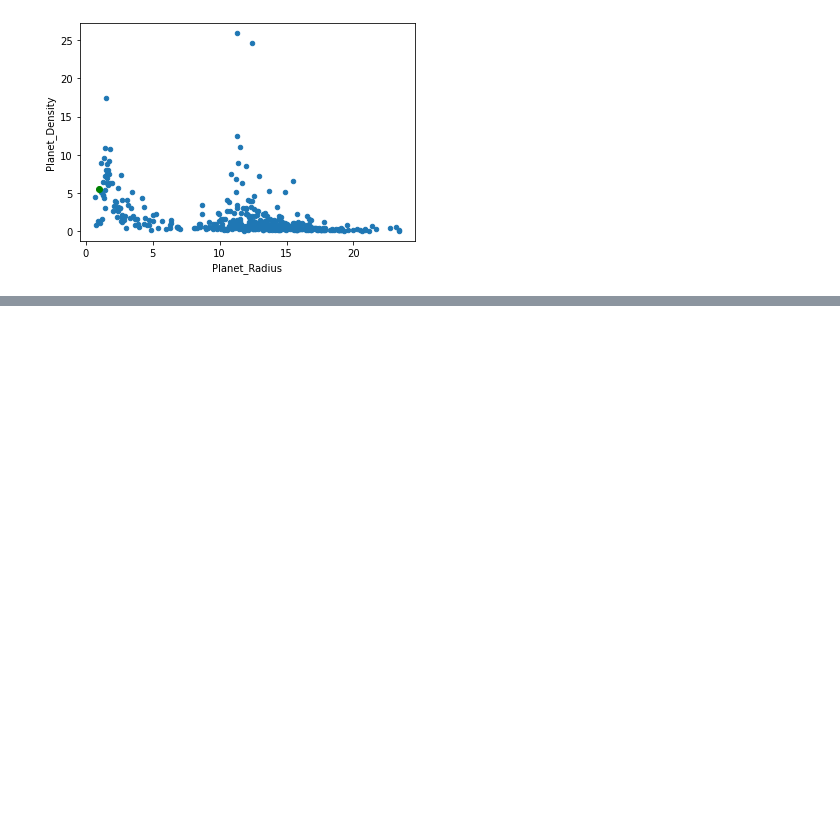
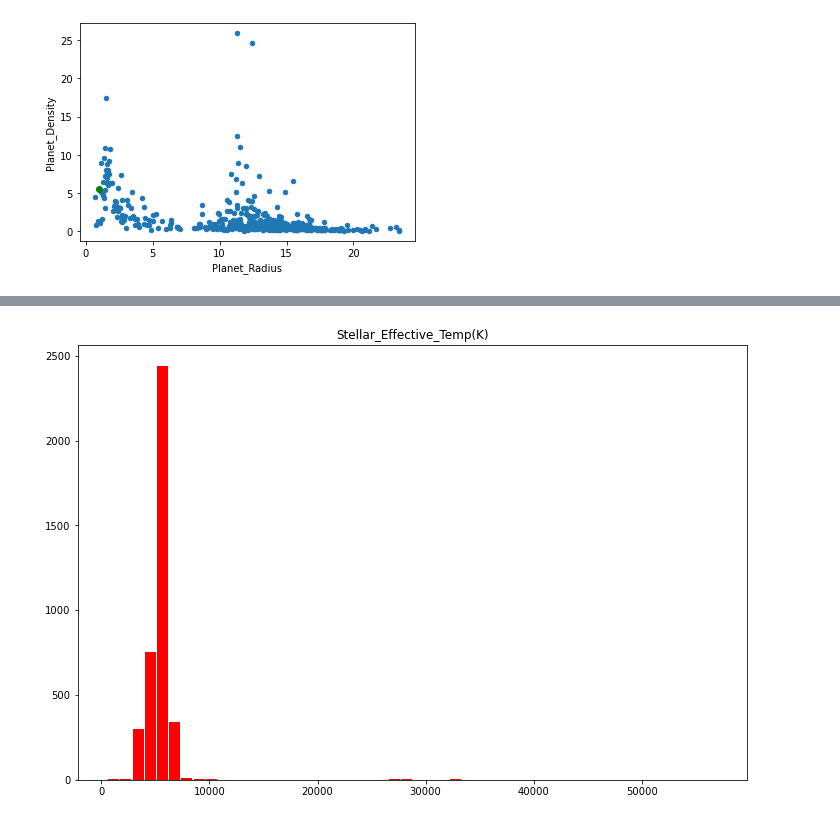
Before and after one commit to jonsb-coding/Stellar_Research, a Jupyter notebook: JMS/clean_data_JMS.ipynb, the cells around one changed output, grey strips where cells are left out. Cells and saved outputs as stored; diff of their text form; code cells hidden in the pictures; blank space fills up the shorter version.

```diff
--- a/JMS/clean_data_JMS.ipynb
+++ b/JMS/clean_data_JMS.ipynb
@@ -95,0 +282,4 @@ def plot(Planet_Radius, Planet_Density, good):
+# %%
+ax = stellar_quality_df.hist(column='Stellar_Effective_Temp(K)', bins=50, grid=False, figsize=(12,8), color='red', zorder=2, rwidth=0.9)
+# %% [output]
+[figure, added]
```
Also changed, not shown: parts of 15 cells of this notebook.
